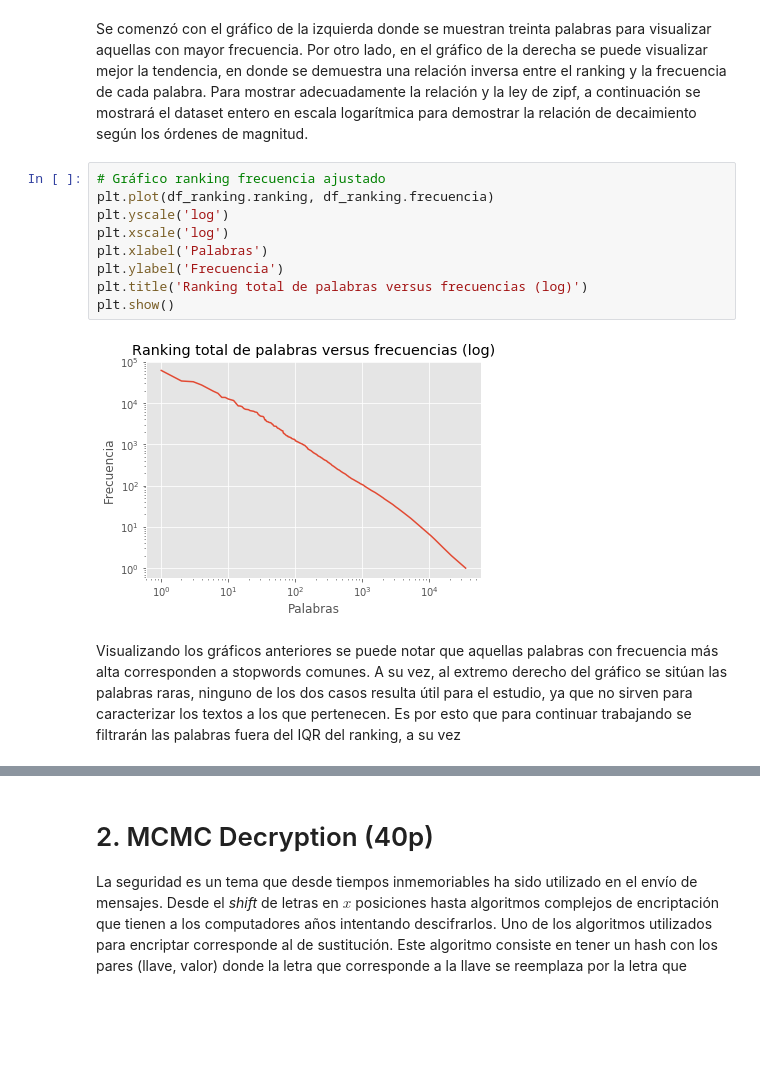
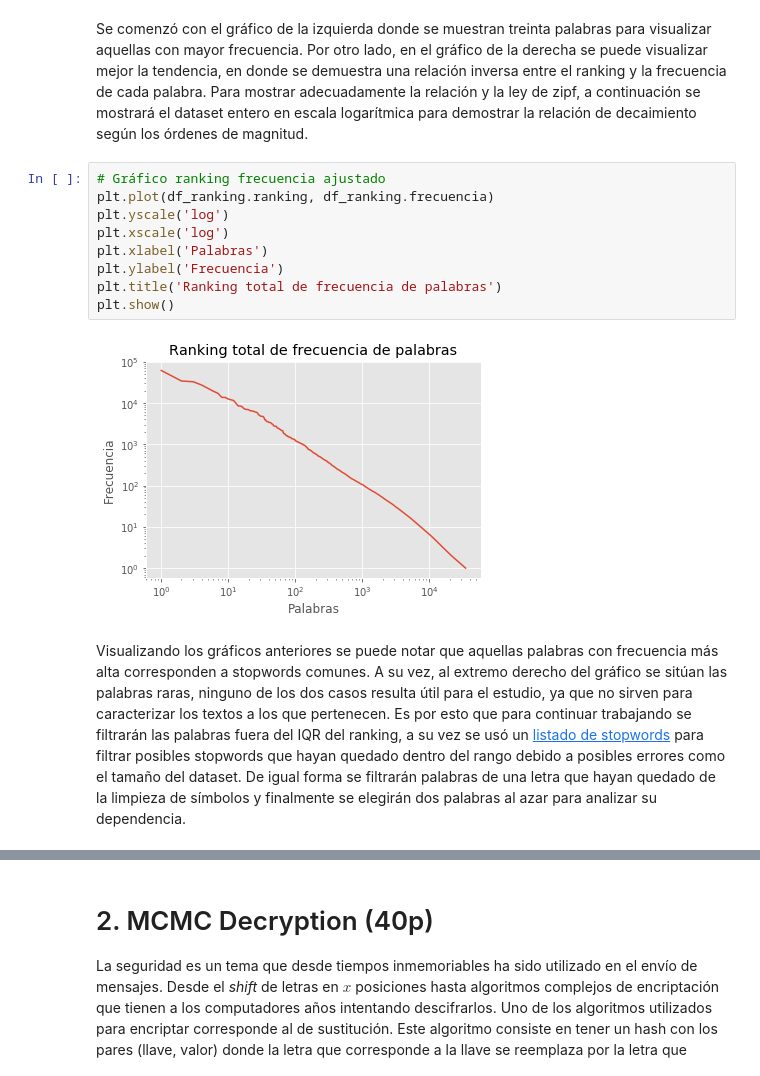
Before and after one commit to dmedelba/Lab3-Estaca, a Jupyter notebook: Laboratorio 3.ipynb, the cells around one changed output, grey strips where cells are left out. Drawn from its saved outputs; the diff is of its cells as text; blank space fills up the shorter version.

Commit message:
p1, d: filtrado iqr, stopwords y seleccionadas palabras

```diff
--- a/Laboratorio 3.ipynb
+++ b/Laboratorio 3.ipynb
@@ -364,14 +364,14 @@ Se comenzó con el gráfico de la izquierda donde se muestran treinta palabras p
 # %%
 # Gráfico ranking frecuencia ajustado
 plt.plot(df_ranking.ranking, df_ranking.frecuencia)
 plt.yscale('log')
 plt.xscale('log')
 plt.xlabel('Palabras')
 plt.ylabel('Frecuencia')
-plt.title('Ranking total de palabras versus frecuencias (log)')
+plt.title('Ranking total de frecuencia de palabras')
 plt.show()
 # %% [output]
-[figure, old version]
+[figure, new version]
 # %% [markdown]
-Visualizando los gráficos anteriores se puede notar que aquellas palabras con frecuencia más alta corresponden a stopwords comunes. A su vez, al extremo derecho del gráfico se sitúan las palabras raras, ninguno de los dos casos resulta útil para el estudio, ya que no sirven para caracterizar los textos a los que pertenecen. Es por esto que para continuar trabajando se filtrarán las palabras fuera del IQR del ranking, a su vez
+Visualizando los gráficos anteriores se puede notar que aquellas palabras con frecuencia más alta corresponden a stopwords comunes. A su vez, al extremo derecho del gráfico se sitúan las palabras raras, ninguno de los dos casos resulta útil para el estudio, ya que no sirven para caracterizar los textos a los que pertenecen. Es por esto que para continuar trabajando se filtrarán las palabras fuera del IQR del ranking, a su vez se usó un [listado de stopwords](http://xpo6.com/list-of-english-stop-words/) para filtrar posibles stopwords que hayan quedado dentro del rango debido a posibles errores como el tamaño del dataset. De igual forma se filtrarán palabras de una letra que hayan quedado de la limpieza de símbolos y finalmente se elegirán dos palabras al azar para analizar su dependencia.
 # %%
```
Also changed, not shown: parts of 2 cells of this notebook, 1 other file.
